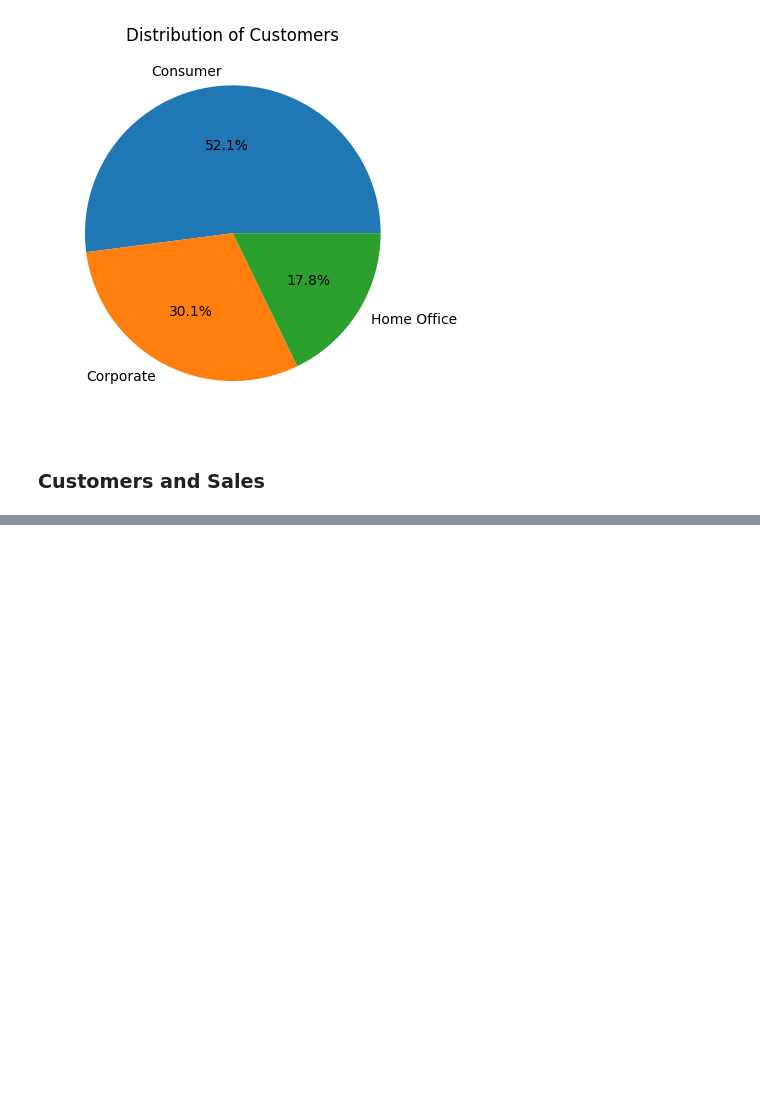
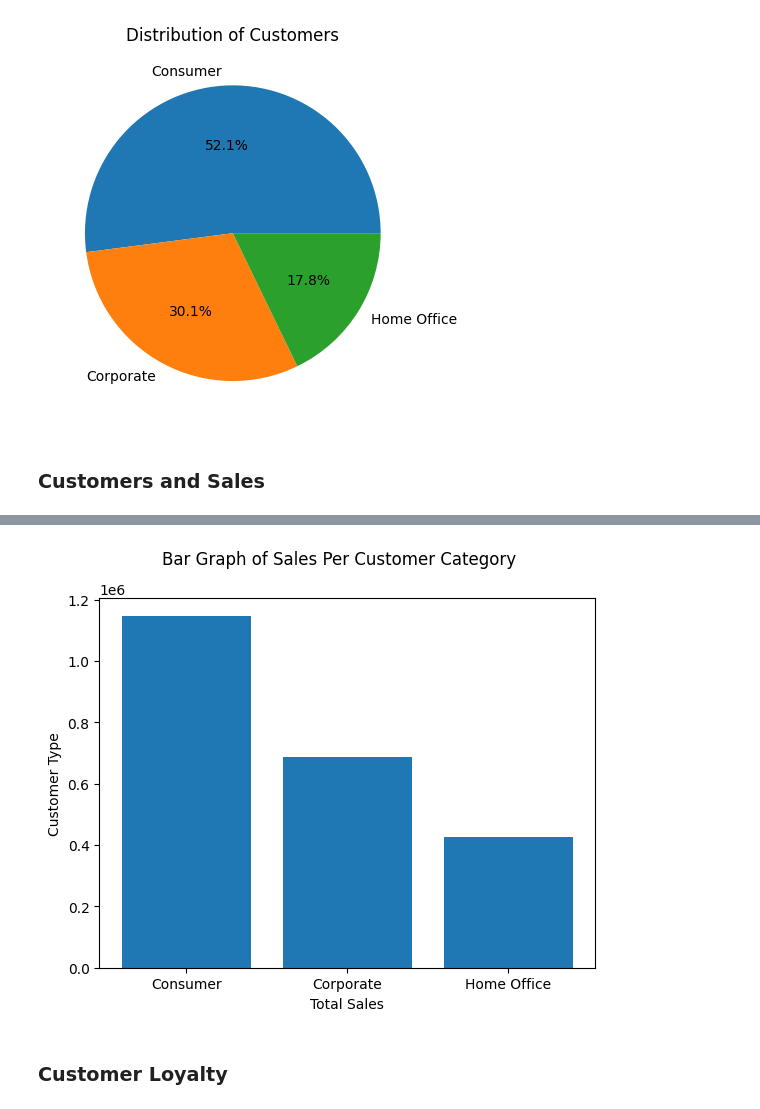
Before and after one commit to bonsoul/Sales-Python-Notebook, a Jupyter notebook: store-analysis.ipynb, the cells around one changed output, grey strips where cells are left out. Saved outputs shown, nothing was run; the diff lists cells and outputs as text; code cells hidden in the pictures; blank space fills up the shorter version.

```diff
--- a/store-analysis.ipynb
+++ b/store-analysis.ipynb
@@ -168,0 +186,12 @@ plt.show()
+# %%
+plt.bar(sales_per_category['Customer Type'],sales_per_category['Total Sales'])
+
+plt.suptitle('Bar Graph of Sales Per Customer Category')
+plt.ylabel('Customer Type')
+plt.xlabel('Total Sales')
+
+plt.show()
+# %% [output]
+[figure, added]
+# %% [markdown]
+### Customer Loyalty
```
Also changed, not shown: parts of 30 cells of this notebook.
